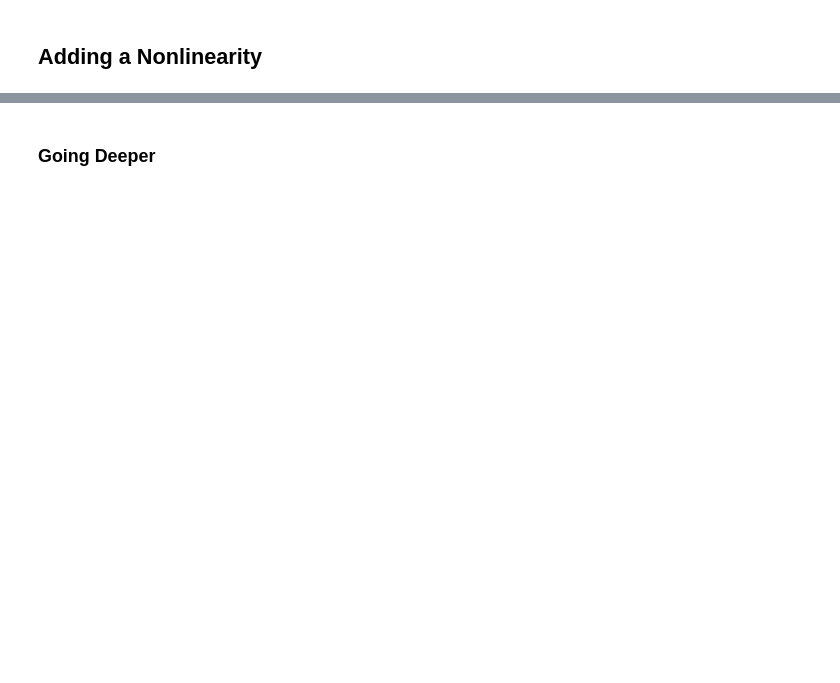
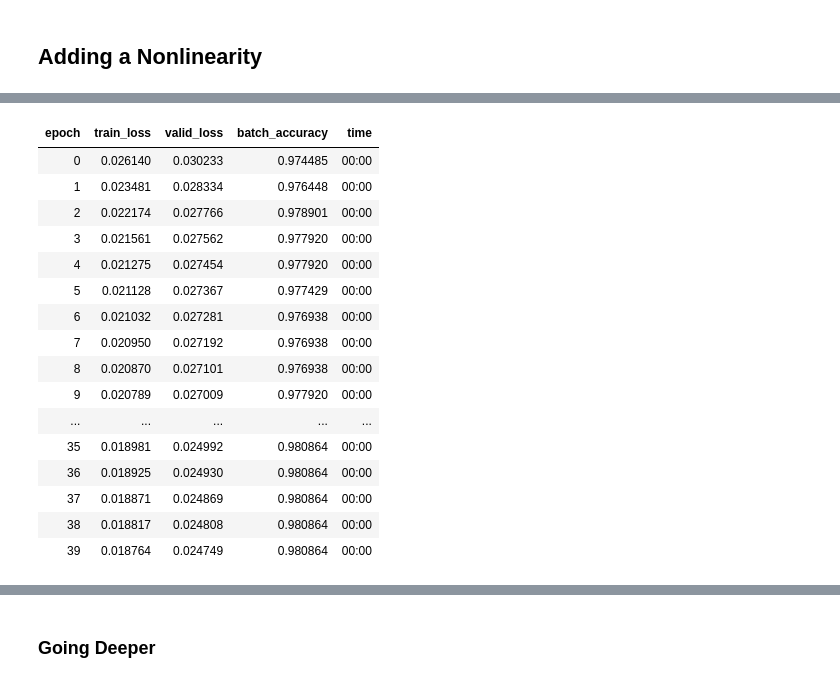
Before and after one commit to stupendousC/fastbook, a Jupyter notebook: clean/04_mnist_basics.ipynb, the cells around one changed output, grey strips where cells are left out. Cells and saved outputs as stored; diff of their text form; code cells hidden in the pictures; blank space fills up the shorter version.

```diff
--- a/clean/04_mnist_basics.ipynb
+++ b/clean/04_mnist_basics.ipynb
@@ -1115,6 +1269,6 @@ def train_epoch(model, lr, params):
 # %%
-def batch_accuracy(xb, yb):
-    preds = xb.sigmoid()
+def batch_accuracy(xb_preds, yb):
+    preds = xb_preds.sigmoid()
     correct = (preds>0.5) == yb
     return correct.float().mean()
 # %%
@@ -1205,2 +1502,33 @@ learn = Learner(dls, simple_net, opt_func=SGD,
+# %%
+# Hey it's Learner again!
+# This time instead of the nn.Linear() linear_model
+   # linear_model = nn.Linear(int, int)
+# we're using nn.Sequential() simple_net model!
+   # simple_net = nn.Sequential(nn.Linear(int, int), nn.ReLU(), nn.Linear(int, int))
+
+learn = Learner(dls,
+                simple_net,
+                opt_func=SGD,
+                loss_func=mnist_loss,
+                metrics=batch_accuracy)
 # %%
-learn.fit(40, 0.1)
+# Let's go!
+learn.fit(40, lr=0.1)
+# %% [output]
+| epoch | train_loss | valid_loss | batch_accuracy | time |
+| 0 | 0.026140 | 0.030233 | 0.974485 | 00:00 |
+| 1 | 0.023481 | 0.028334 | 0.976448 | 00:00 |
+| 2 | 0.022174 | 0.027766 | 0.978901 | 00:00 |
+| 3 | 0.021561 | 0.027562 | 0.977920 | 00:00 |
+| 4 | 0.021275 | 0.027454 | 0.977920 | 00:00 |
+| 5 | 0.021128 | 0.027367 | 0.977429 | 00:00 |
+| 6 | 0.021032 | 0.027281 | 0.976938 | 00:00 |
+| 7 | 0.020950 | 0.027192 | 0.976938 | 00:00 |
+| 8 | 0.020870 | 0.027101 | 0.976938 | 00:00 |
+| 9 | 0.020789 | 0.027009 | 0.977920 | 00:00 |
+| ... | ... | ... | ... | ... |
+| 35 | 0.018981 | 0.024992 | 0.980864 | 00:00 |
+| 36 | 0.018925 | 0.024930 | 0.980864 | 00:00 |
+| 37 | 0.018871 | 0.024869 | 0.980864 | 00:00 |
+| 38 | 0.018817 | 0.024808 | 0.980864 | 00:00 |
+| 39 | 0.018764 | 0.024749 | 0.980864 | 00:00 |
```
Also changed, not shown: parts of 79 cells of this notebook, 1 other file.
